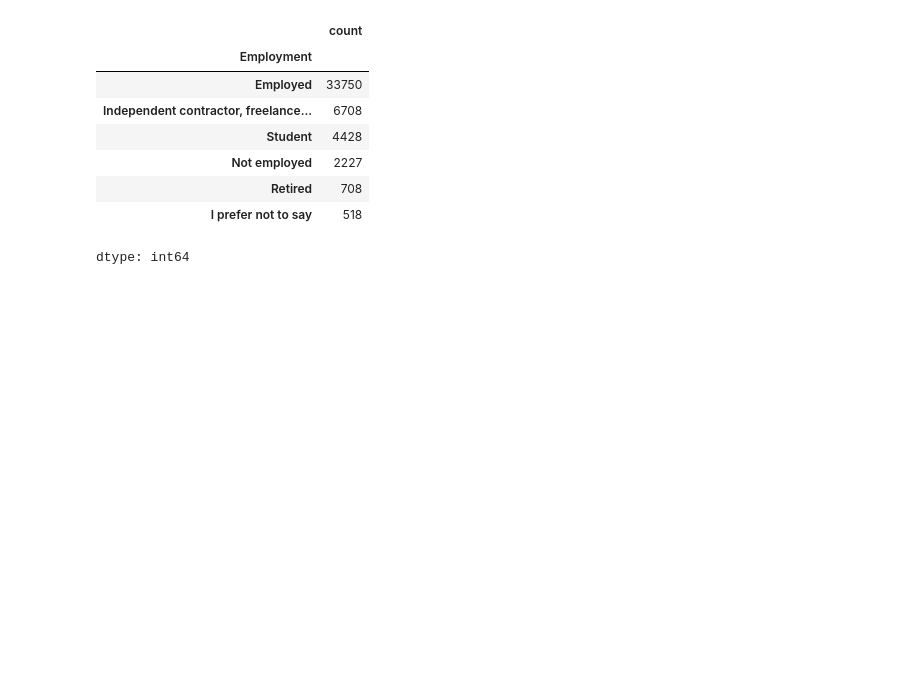
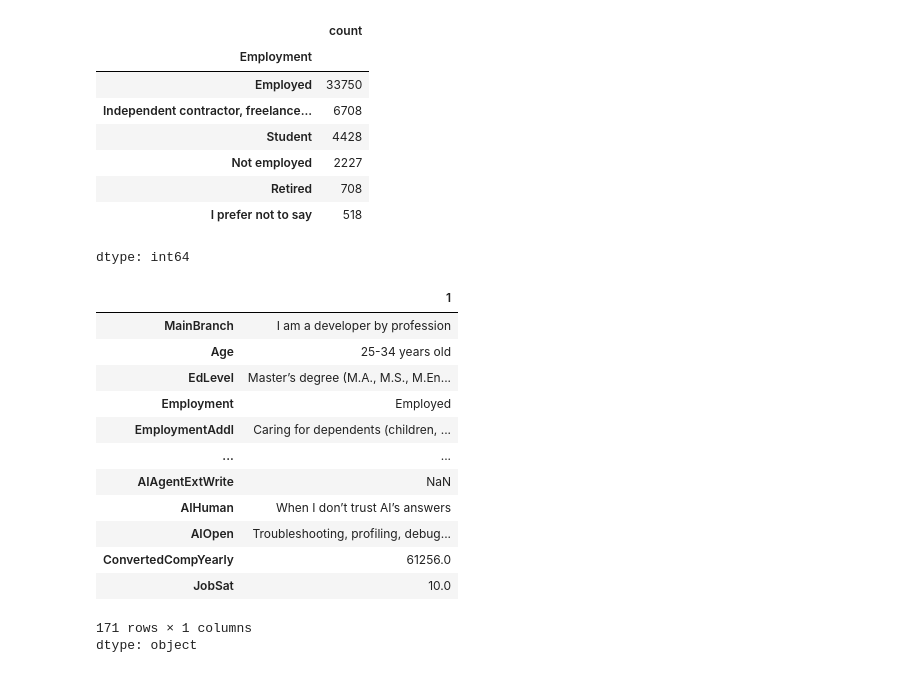
Before and after one commit to Divasdev/BEGINNER-PROJECTS, a Jupyter notebook: Data_Analysis(Pandas).ipynb, the cells around one changed output. Drawn from its saved outputs; the diff is of its cells as text; code cells hidden in the pictures; blank space fills up the shorter version.

```diff
--- a/Data_Analysis(Pandas).ipynb
+++ b/Data_Analysis(Pandas).ipynb
@@ -111,3 +113,20 @@ df["Employment"].value_counts()
 | Retired | 708 |
 | I prefer not to say | 518 |
 dtype: int64
+# %%
+df.loc[1]
+# %% [output]
+|  | 1 |
+| MainBranch | I am a developer by profession |
+| Age | 25-34 years old |
+| EdLevel | Master’s degree (M.A., M.S., M.En... |
+| Employment | Employed |
+| EmploymentAddl | Caring for dependents (children, ... |
+| ... | ... |
+| AIAgentExtWrite | NaN |
+| AIHuman | When I don’t trust AI’s answers |
+| AIOpen | Troubleshooting, profiling, debug... |
+| ConvertedCompYearly | 61256.0 |
+| JobSat | 10.0 |
+171 rows × 1 columns
+dtype: object
```
Also changed, not shown: parts of 7 cells of this notebook.
